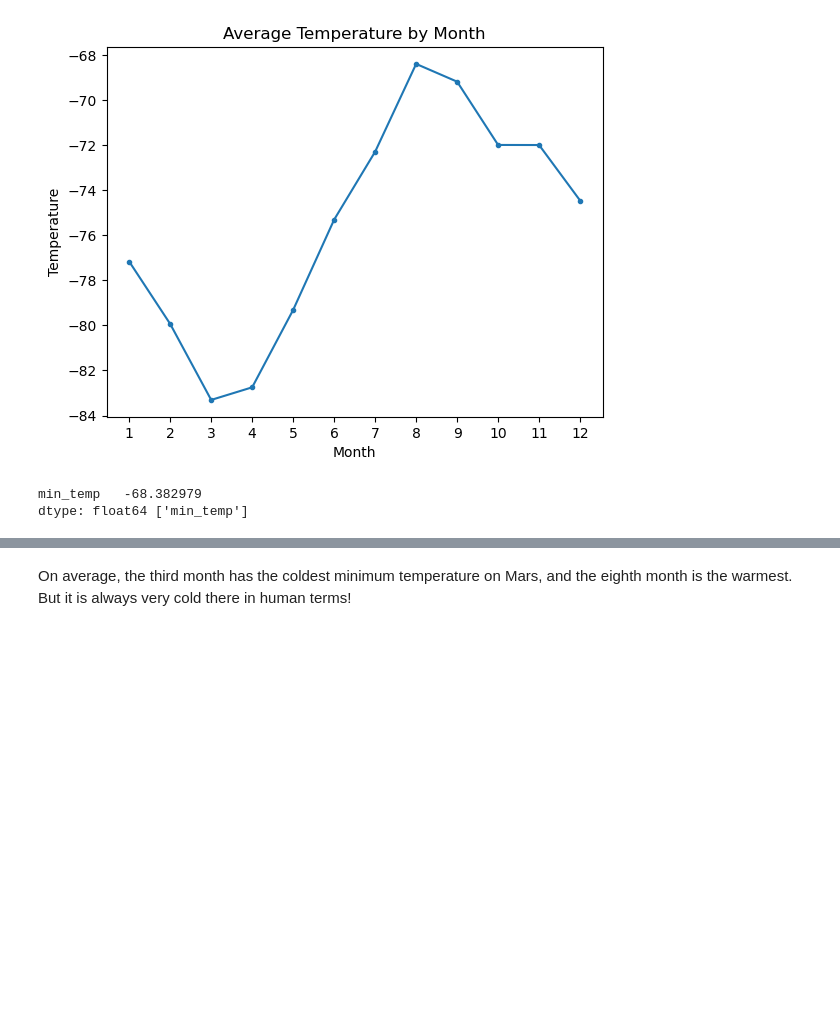
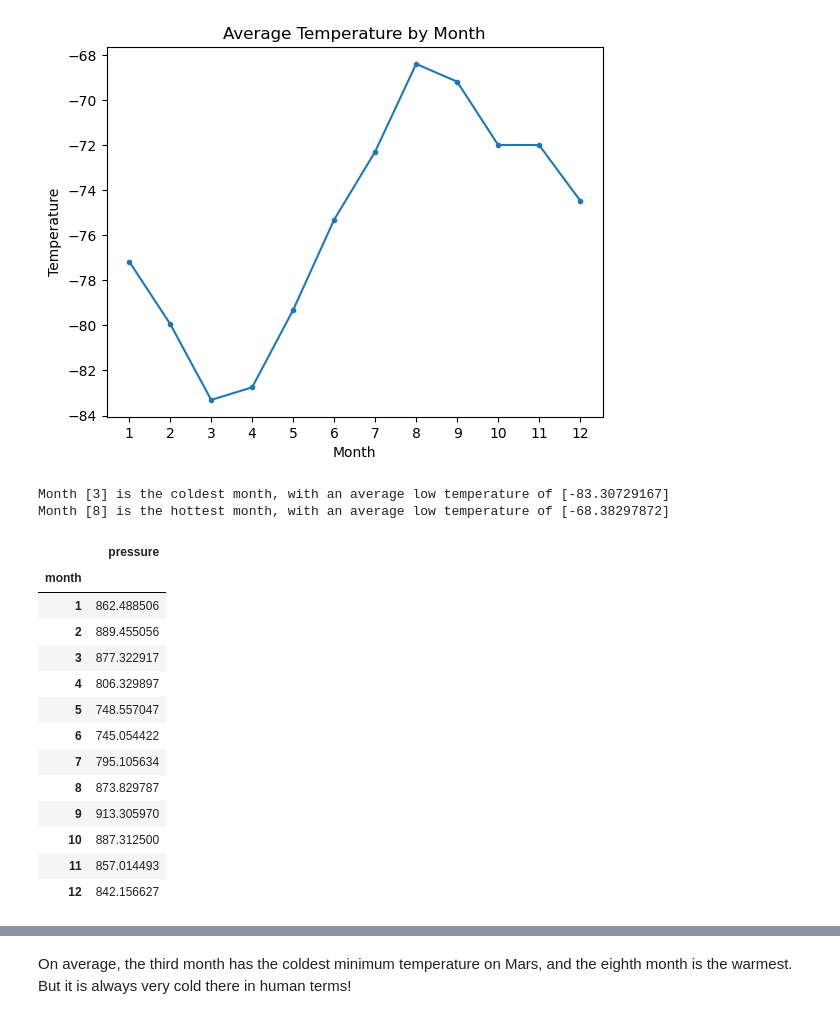
Before and after one commit to jmvandame/Module-11-Challenge-HTML, a Jupyter notebook: part_2_mars_weather.ipynb, the cells around one changed output, grey strips where cells are left out. Cells and saved outputs as stored; diff of their text form; code cells hidden in the pictures; blank space fills up the shorter version.

```diff
--- a/part_2_mars_weather.ipynb
+++ b/part_2_mars_weather.ipynb
@@ -178,10 +178,31 @@ plt.show()
 [figure]
 # %%
 # Identify the coldest and hottest months in Curiosity's location
-coldest_temp= avg_low[['min_temp']].min()
-warmest_temp= avg_low[['min_temp']].max()
+coldest_temp= avg_low[['min_temp']].min().values
+warmest_temp= avg_low[['min_temp']].max().values
+coldest_month = avg_low.idxmin().values
+warmest_month = avg_low.idxmax().values
+print(f'Month {coldest_month} is the coldest month, with an average low temperature of {coldest_temp}')
+print(f'Month {warmest_month} is the hottest month, with an average low temperature of {warmest_temp}')
 # %% [output]
-min_temp   -68.382979
-dtype: float64 ['min_temp']
+Month [3] is the coldest month, with an average low temperature of [-83.30729167]
+Month [8] is the hottest month, with an average low temperature of [-68.38297872]
 # %%
 # 4. Average pressure by Martian month
+avg_press= weather_df[['month','pressure']].groupby("month").mean()
+avg_press
+# %% [output]
+|  | pressure |
+| month |  |
+| 1 | 862.488506 |
+| 2 | 889.455056 |
+| 3 | 877.322917 |
+| 4 | 806.329897 |
+| 5 | 748.557047 |
+| 6 | 745.054422 |
+| 7 | 795.105634 |
+| 8 | 873.829787 |
+| 9 | 913.305970 |
+| 10 | 887.312500 |
+| 11 | 857.014493 |
+| 12 | 842.156627 |
```
Also changed, not shown: parts of 6 cells of this notebook, 1 other file.
